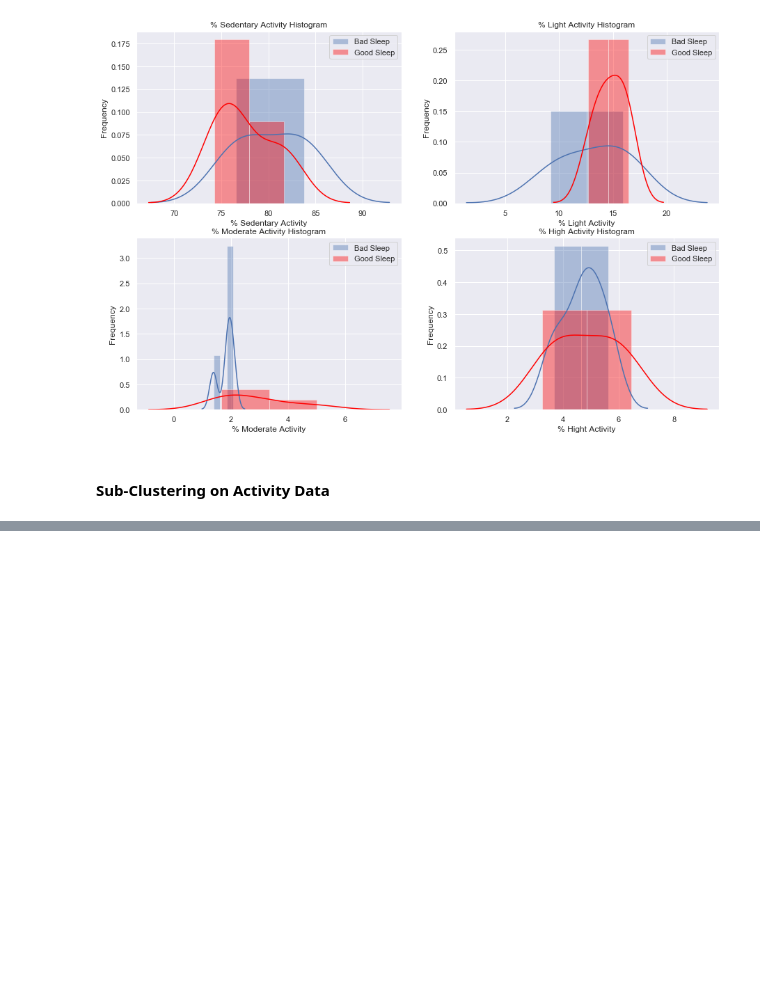
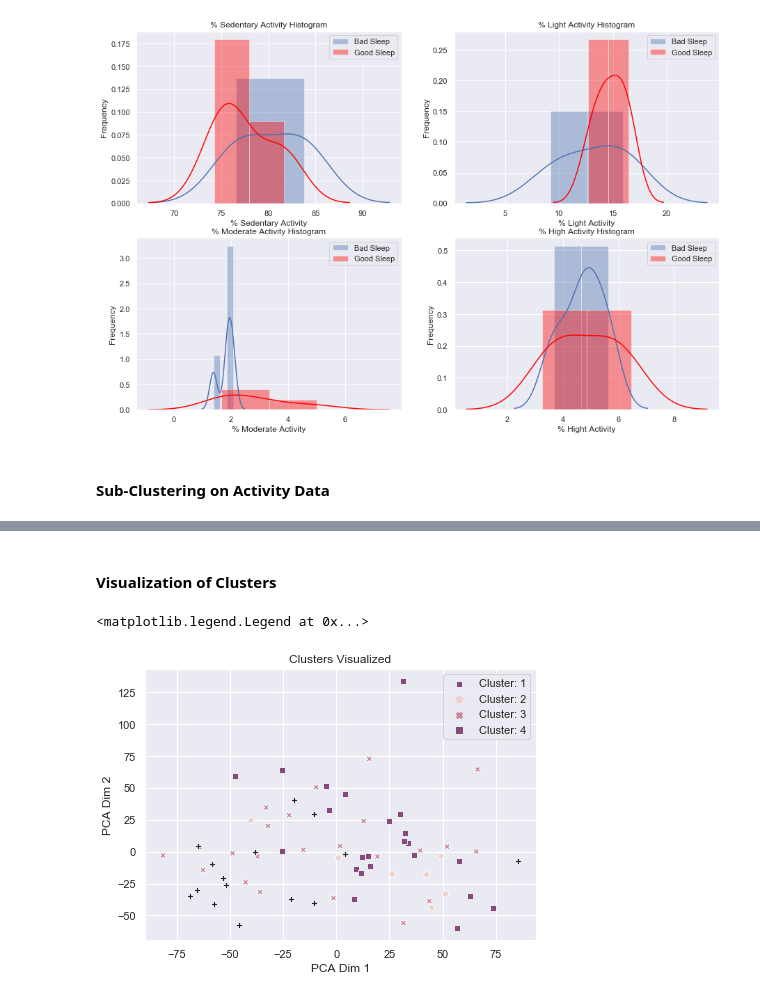
Before and after one commit to goelsaksham/healthRecSys, a Jupyter notebook: src/Clustering - Sleep Labels.ipynb, the cells around one changed output, grey strips where cells are left out. Cells and saved outputs as stored; diff of their text form; code cells hidden in the pictures; blank space fills up the shorter version.

```diff
--- a/src/Clustering - Sleep Labels.ipynb
+++ b/src/Clustering - Sleep Labels.ipynb
@@ -636 +645,16 @@ np.unique(cluster_assignments, return_counts=True)
+# %% [markdown]
+#### Visualization of Clusters
+# %%
+# Simple Cluster Visualization
+pca_mod = PCA(2)
+pca_heart = pca_mod.fit_transform(reduced_heart_trends)
+plt.figure(figsize=(7, 5))
+sns.scatterplot(pca_heart[:, 0], pca_heart[:, 1], hue=cluster_assignments, style=cluster_assignments)
+plt.xlabel('PCA Dim 1')
+plt.ylabel('PCA Dim 2')
+plt.title('Clusters Visualized')
+plt.legend([f'Cluster: {i+1}' for i in range(4)])
+# %% [output]
+<matplotlib.legend.Legend at 0x...>
+[figure, added]
 # %%
```
Also changed, not shown: parts of 27 cells of this notebook.
